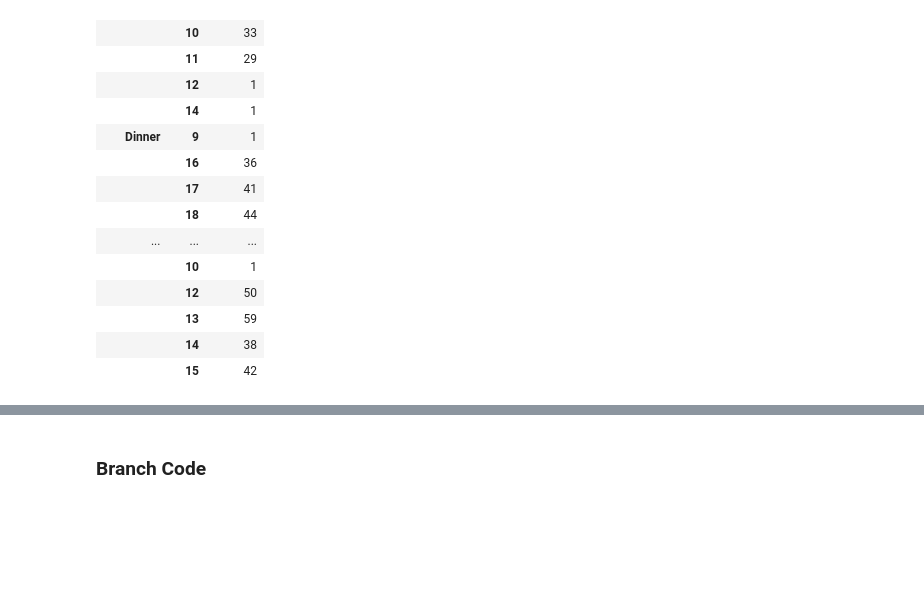
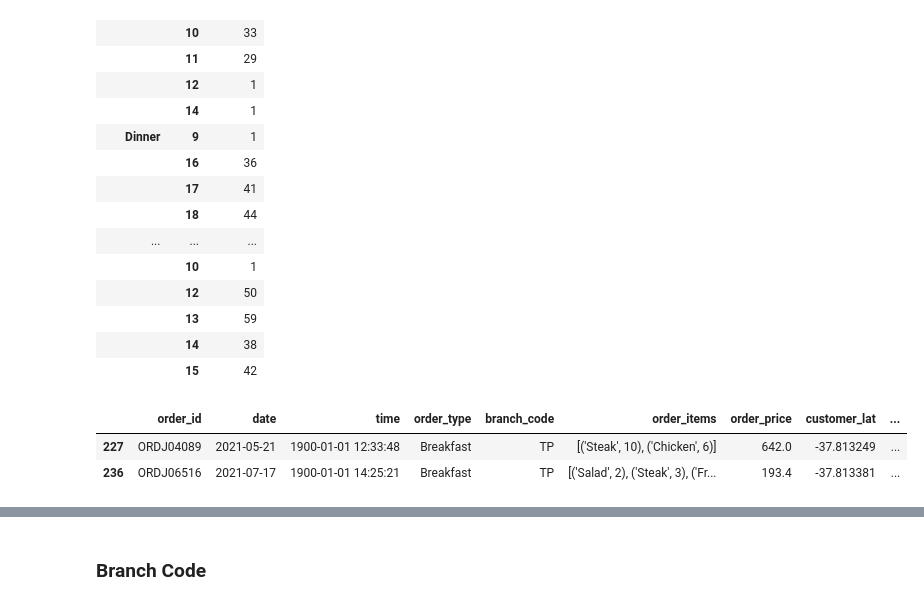
Before and after one commit to pampagrimaldi/FIT5196-A2, a Jupyter notebook: A2_32980523.ipynb, the cells around one changed output, grey strips where cells are left out. Cells and saved outputs as stored; diff of their text form; code cells hidden in the pictures; blank space fills up the shorter version.

```diff
--- a/A2_32980523.ipynb
+++ b/A2_32980523.ipynb
@@ -453,0 +450,8 @@ dirty_data[['order_type','hour','order_id']].groupby(['order_type','hour']).coun
+# %%
+# check 2 breakfast at 12 and 2
+dirty_data[((dirty_data.hour == 12) | (dirty_data.hour == 14))  & (dirty_data.order_type ==
+                                                                 "Breakfast")]
+# %% [output]
+|  | order_id | date | time | order_type | branch_code | order_items | order_price | customer_lat | ... |
+| 227 | ORDJ04089 | 2021-05-21 | 1900-01-01 12:33:48 | Breakfast | TP | [('Steak', 10), ('Chicken', 6)] | 642.0 | -37.813249 | ... |
+| 236 | ORDJ06516 | 2021-07-17 | 1900-01-01 14:25:21 | Breakfast | TP | [('Salad', 2), ('Steak', 3), ('Fr... | 193.4 | -37.813381 | ... |
```
Also changed, not shown: parts of 15 cells of this notebook.
